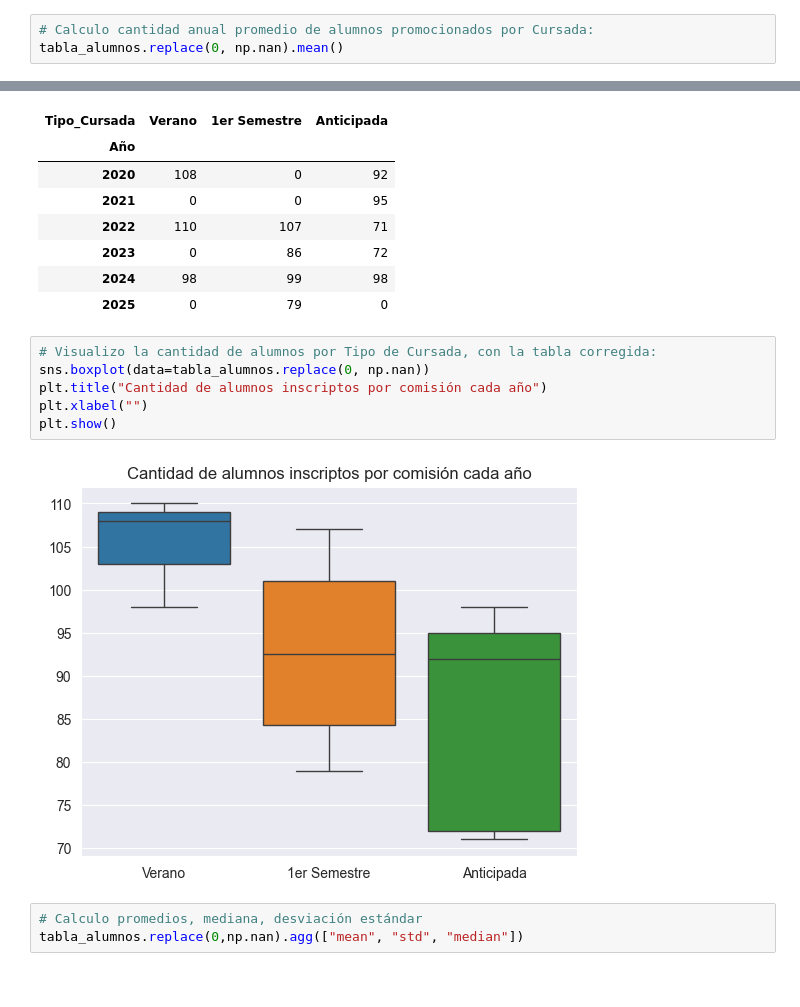
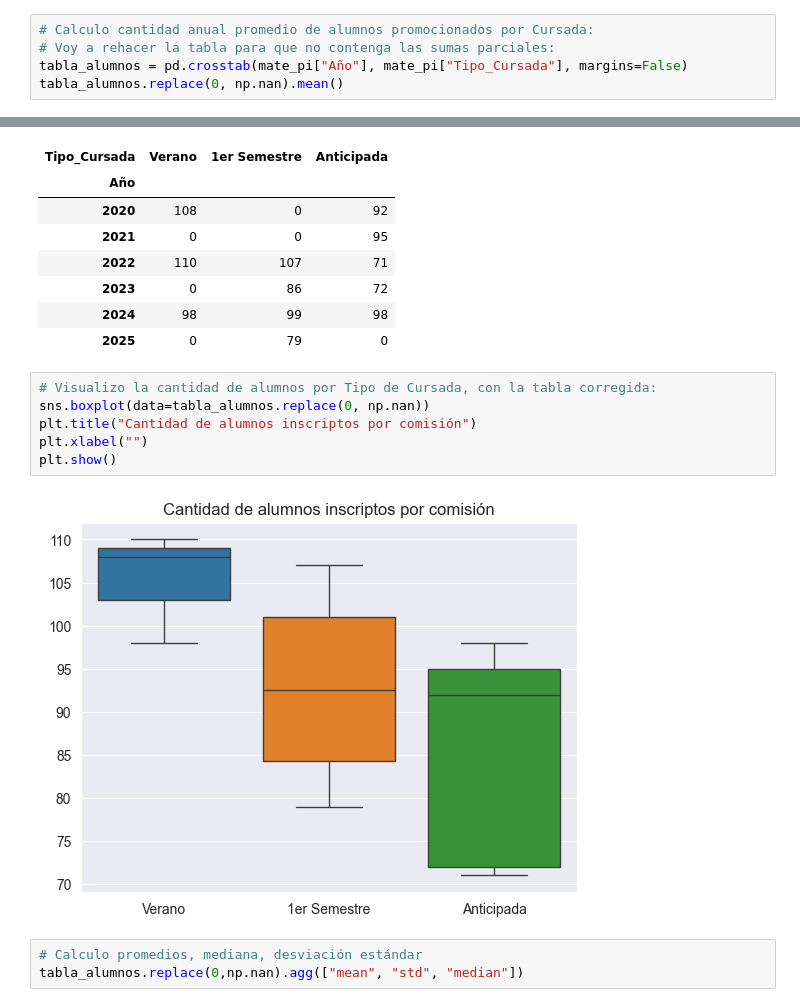
Before and after one commit to juanjogervasio/Intro-courses-analysis, a Jupyter notebook: notebooks/Analisis.ipynb, the cells around one changed output, grey strips where cells are left out. Cells and saved outputs as stored; diff of their text form.

```diff
--- a/notebooks/Analisis.ipynb
+++ b/notebooks/Analisis.ipynb
@@ -149,5 +158,7 @@ tabla_alumnos
 # %%
 # Calculo cantidad anual promedio de alumnos promocionados por Cursada:
+# Voy a rehacer la tabla para que no contenga las sumas parciales:
+tabla_alumnos = pd.crosstab(mate_pi["Año"], mate_pi["Tipo_Cursada"], margins=False)
 tabla_alumnos.replace(0, np.nan).mean()
 # %% [output]
 Tipo_Cursada
@@ -181,11 +193,11 @@ tabla_alumnos
 # %%
 # Visualizo la cantidad de alumnos por Tipo de Cursada, con la tabla corregida:
 sns.boxplot(data=tabla_alumnos.replace(0, np.nan))
-plt.title("Cantidad de alumnos inscriptos por comisión cada año")
+plt.title("Cantidad de alumnos inscriptos por comisión")
 plt.xlabel("")
 plt.show()
 # %% [output]
-[figure, old version]
+[figure, new version]
 # %%
 # Calculo promedios, mediana, desviación estándar
 tabla_alumnos.replace(0,np.nan).agg(["mean", "std", "median"])
```
Also changed, not shown: parts of 19 cells of this notebook.
